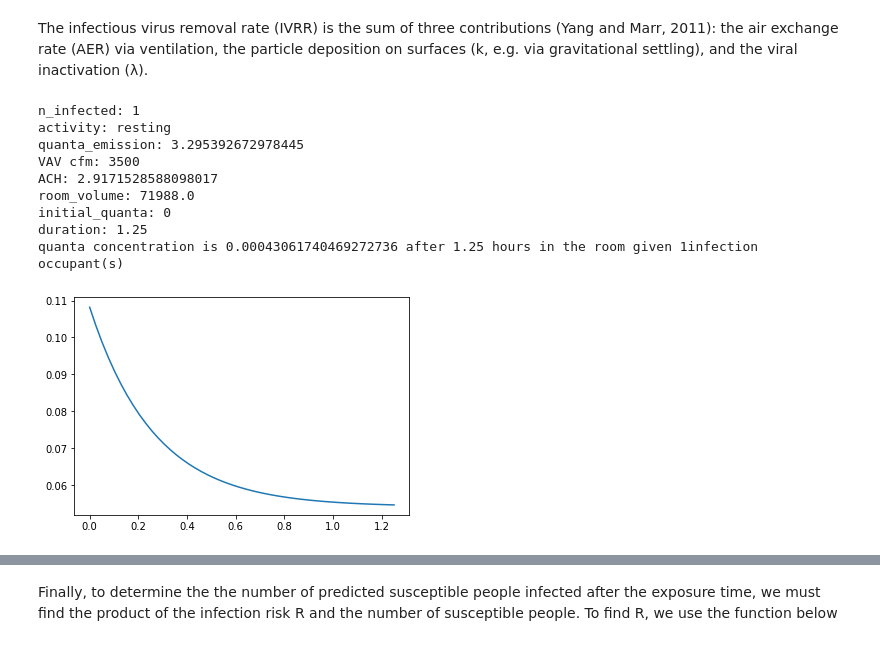
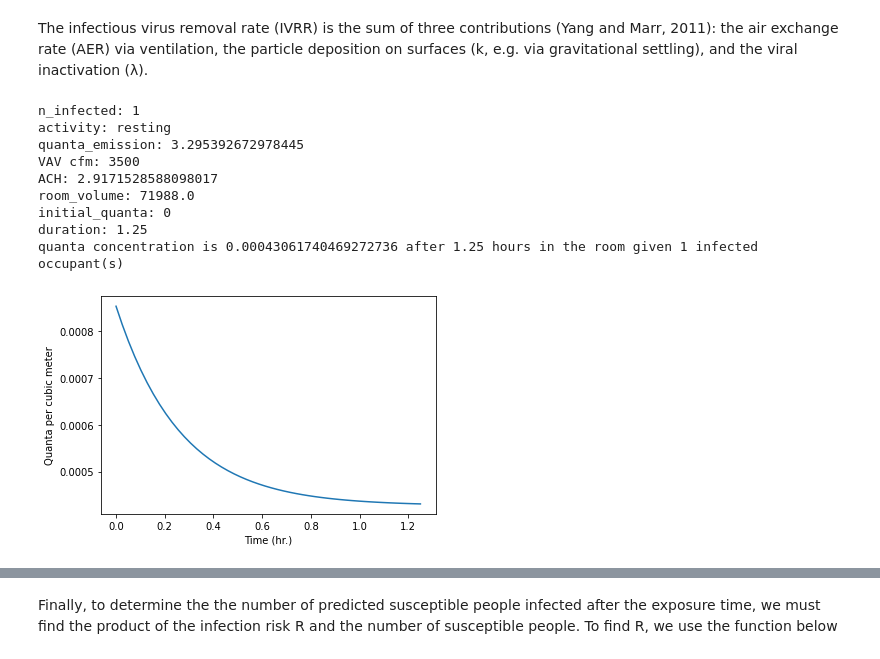
Before and after one commit to etiennedoidic/infection_risk_calculator, a Jupyter notebook: notebooks/Infection Risk Calculator.ipynb, the cells around one changed output, grey strips where cells are left out. Saved outputs shown, nothing was run; the diff lists cells and outputs as text; code cells hidden in the pictures.

```diff
--- a/notebooks/Infection Risk Calculator.ipynb
+++ b/notebooks/Infection Risk Calculator.ipynb
@@ -118,21 +119,6 @@ def get_air_changes_per_hour(cfm, room_volume):
         print('VAV unknown. Imputed with arbitrary VAV of 800 CFM')
         cfm = 800
     return (cfm * 60) / room_volume
-
-#Calculate emission rates
-def get_quanta_emmission_rate(cv, ci, IR, Dc, Dv = droplet_vol):
-    #Convert droplet volume from cubic micrometers to centimeters
-    summation = sum([Dc['.8μm'] * (Dv['.8μm'] * CUBIC_μM_TO_CUBIC_CM),
-                     Dc['1.8μm'] * (Dv['1.8μm'] * CUBIC_μM_TO_CUBIC_CM),
-                     Dc['3.5μm'] * (Dv['3.5μm'] * CUBIC_μM_TO_CUBIC_CM),
-                     Dc['5.5μm'] * (Dv['5.5μm'] * CUBIC_μM_TO_CUBIC_CM)])
-    #Convert IR from cubic meters to mililiter
-    return cv * ci * (IR * CUBIC_M_TO_ML) * summation
-
-#Takes volume in cubic meters and time in hours
-#Returns the quanta per cubic meter
-def quanta_concentration(I, ERq, IVRR, V, n0, t):
-    return ((ERq * I) / (IVRR * V)) + (n0 + ((ERq * I) / IVRR)) * ((np.e**(-IVRR * t)) / V)
 
 
 
@@ -279,6 +273,11 @@ ivrr = air_change_rate + deposition_rate + viral_inactivation
 #TODO: Find initial quanta - Use zero as placeholder
 #Source:
 initial_quanta = 0
+
+#Takes volume in cubic meters and time in hours
+#Returns the quanta per cubic meter
+def quanta_concentration(t, I = n_infected, ERq = ERq, IVRR = ivrr, V = room_volume_m, n0 = initial_quanta):
+    return ((ERq * I) / (IVRR * V)) + (n0 + ((ERq * I) / IVRR)) * ((np.e**(-IVRR * t)) / V)
 # %%
 print('n_infected: ' + str(n_infected))
 print('activity: ' + str(activity))
@@ -288,8 +287,8 @@ print('ACH: ' + str(air_change_rate))
 print('room_volume: ' + str(room_volume))
 print('initial_quanta: ' + str(initial_quanta))
 print('duration: ' + str(t))
-n = quanta_concentration(n_infected, ERq, ivrr, room_volume_m, initial_quanta, t)
-print('quanta concentration is ' +  str(n) + ' after ' + str(t) + ' hours in the room given ' + str(n_infected) + 'infection occupant(s)')
+n = quanta_concentration(t)
+print('quanta concentration is ' +  str(n) + ' after ' + str(t) + ' hours in the room given ' + str(n_infected) + ' infected occupant(s)')
 # %% [output]
 n_infected: 1
 activity: resting
@@ -299,12 +298,14 @@ ACH: 2.9171528588098017
 room_volume: 71988.0
 initial_quanta: 0
 duration: 1.25
-quanta concentration is 0.00043061740469272736 after 1.25 hours in the room given 1infection occupant(s)
+quanta concentration is 0.00043061740469272736 after 1.25 hours in the room given 1 infected occupant(s)
 # %%
 fig = plt.figure()
 ax = plt.axes()
+plt.xlabel('Time (hr.)')
+plt.ylabel('Quanta per cubic meter')
 f2 = np.vectorize(quanta_concentration)
 x = np.linspace(0, t)
-ax.plot(x, f2(n_infected, Erq, ivrr, room_volume_m, initial_quanta, x));
+ax.plot(x, f2(x));
 # %% [output]
-[figure, old version]
+[figure, new version]
```
Also changed, not shown: parts of 11 cells of this notebook, 1 other file.
